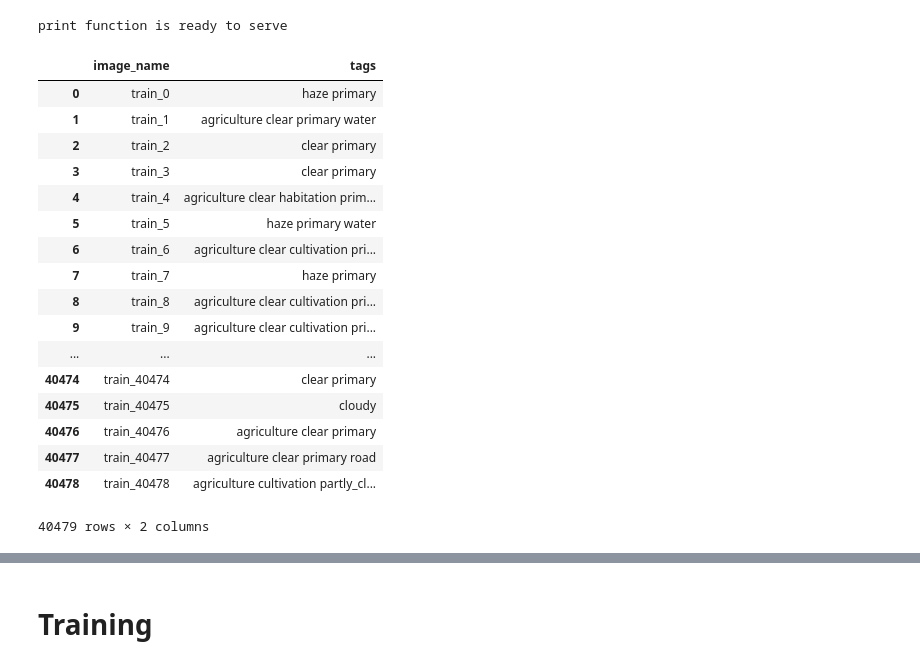
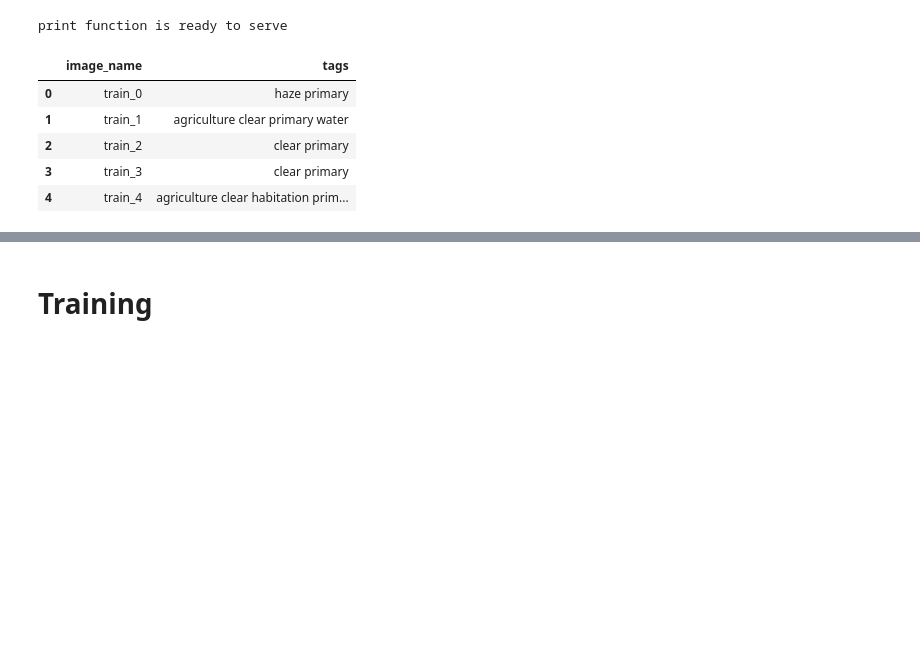
Before and after one commit to kylinorange/kaggle-planet, a Jupyter notebook: Amazon training.ipynb, the cells around one changed output, grey strips where cells are left out. Saved outputs shown, nothing was run; the diff lists cells and outputs as text; code cells hidden in the pictures; blank space fills up the shorter version.

```diff
--- a/Amazon training.ipynb
+++ b/Amazon training.ipynb
@@ -113,26 +117,14 @@ def preprocess_image(img):
 # img.shape
 # %%
 train_labels = pd.read_csv(os.path.join(PLANET_KAGGLE_ROOT, 'train_v2.csv'))
-train_labels
+train_labels.head()
 # %% [output]
 |  | image_name | tags |
 | 0 | train_0 | haze primary |
 | 1 | train_1 | agriculture clear primary water |
 | 2 | train_2 | clear primary |
 | 3 | train_3 | clear primary |
 | 4 | train_4 | agriculture clear habitation prim... |
-| 5 | train_5 | haze primary water |
-| 6 | train_6 | agriculture clear cultivation pri... |
-| 7 | train_7 | haze primary |
-| 8 | train_8 | agriculture clear cultivation pri... |
-| 9 | train_9 | agriculture clear cultivation pri... |
-| ... | ... | ... |
-| 40474 | train_40474 | clear primary |
-| 40475 | train_40475 | cloudy |
-| 40476 | train_40476 | agriculture clear primary |
-| 40477 | train_40477 | agriculture clear primary road |
-| 40478 | train_40478 | agriculture cultivation partly_cl... |
-40479 rows × 2 columns
 # %%
 train_labels = pd.read_csv(os.path.join(PLANET_KAGGLE_ROOT, 'train_v2.csv'))
 
```
Also changed, not shown: parts of 13 cells of this notebook, 6 other files.
